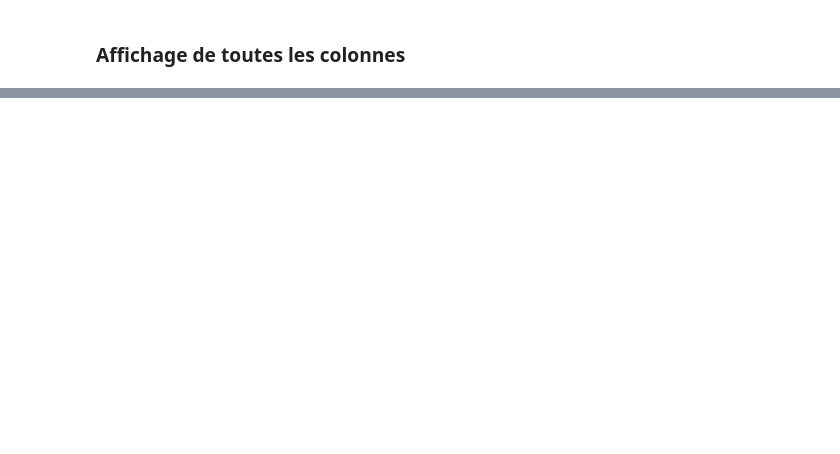
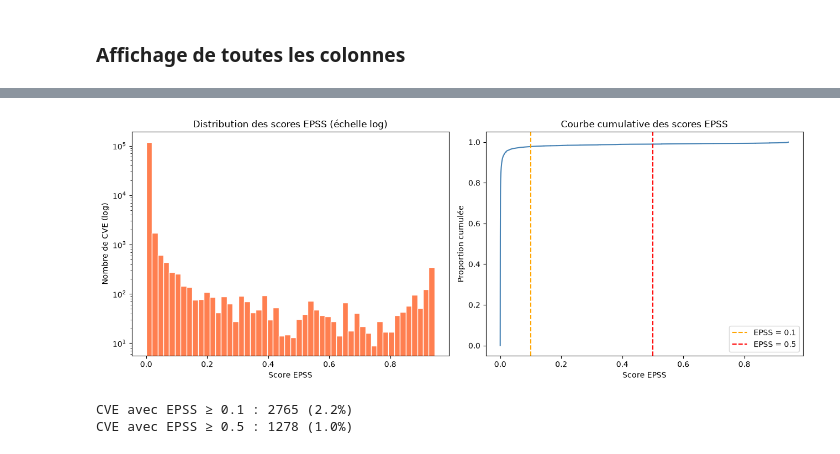
Before and after one commit to Arthur-Boutelier/Mastercamp, a Jupyter notebook: main.ipynb, the cells around one changed output, grey strips where cells are left out. Cells and saved outputs as stored; diff of their text form; code cells hidden in the pictures; blank space fills up the shorter version.

```diff
--- a/main.ipynb
+++ b/main.ipynb
@@ -52,0 +630,31 @@ Index(['ID ANSSI', 'Titre ANSSI', 'Type', 'Date', 'CVE', 'Description CVE',
+# %%
+epss = df_visu["EPSS prédite"].dropna().sort_values()
+
+fig, axes = plt.subplots(1, 2, figsize=(13, 5))
+
+# Histogramme (échelle log pour voir les petites valeurs)
+axes[0].hist(epss, bins=50, color="coral", edgecolor="white")
+axes[0].set_yscale("log")
+axes[0].set_title("Distribution des scores EPSS (échelle log)")
+axes[0].set_xlabel("Score EPSS")
+axes[0].set_ylabel("Nombre de CVE (log)")
+
+# Courbe cumulative (CDF)
+cdf = np.arange(1, len(epss) + 1) / len(epss)
+axes[1].plot(epss.values, cdf, color="steelblue", linewidth=1.5)
+axes[1].axvline(0.1, color="orange", linestyle="--", label="EPSS = 0.1")
+axes[1].axvline(0.5, color="red",    linestyle="--", label="EPSS = 0.5")
+axes[1].set_title("Courbe cumulative des scores EPSS")
+axes[1].set_xlabel("Score EPSS")
+axes[1].set_ylabel("Proportion cumulée")
+axes[1].legend()
+
+plt.tight_layout()
+plt.show()
+
+print(f"CVE avec EPSS ≥ 0.1 : {(epss >= 0.1).sum()} ({(epss >= 0.1).mean()*100:.1f}%)")
+print(f"CVE avec EPSS ≥ 0.5 : {(epss >= 0.5).sum()} ({(epss >= 0.5).mean()*100:.1f}%)")
+# %% [output]
+[figure, added]
+CVE avec EPSS ≥ 0.1 : 2765 (2.2%)
+CVE avec EPSS ≥ 0.5 : 1278 (1.0%)
```
Also changed, not shown: parts of 82 cells of this notebook, 17 other files.
